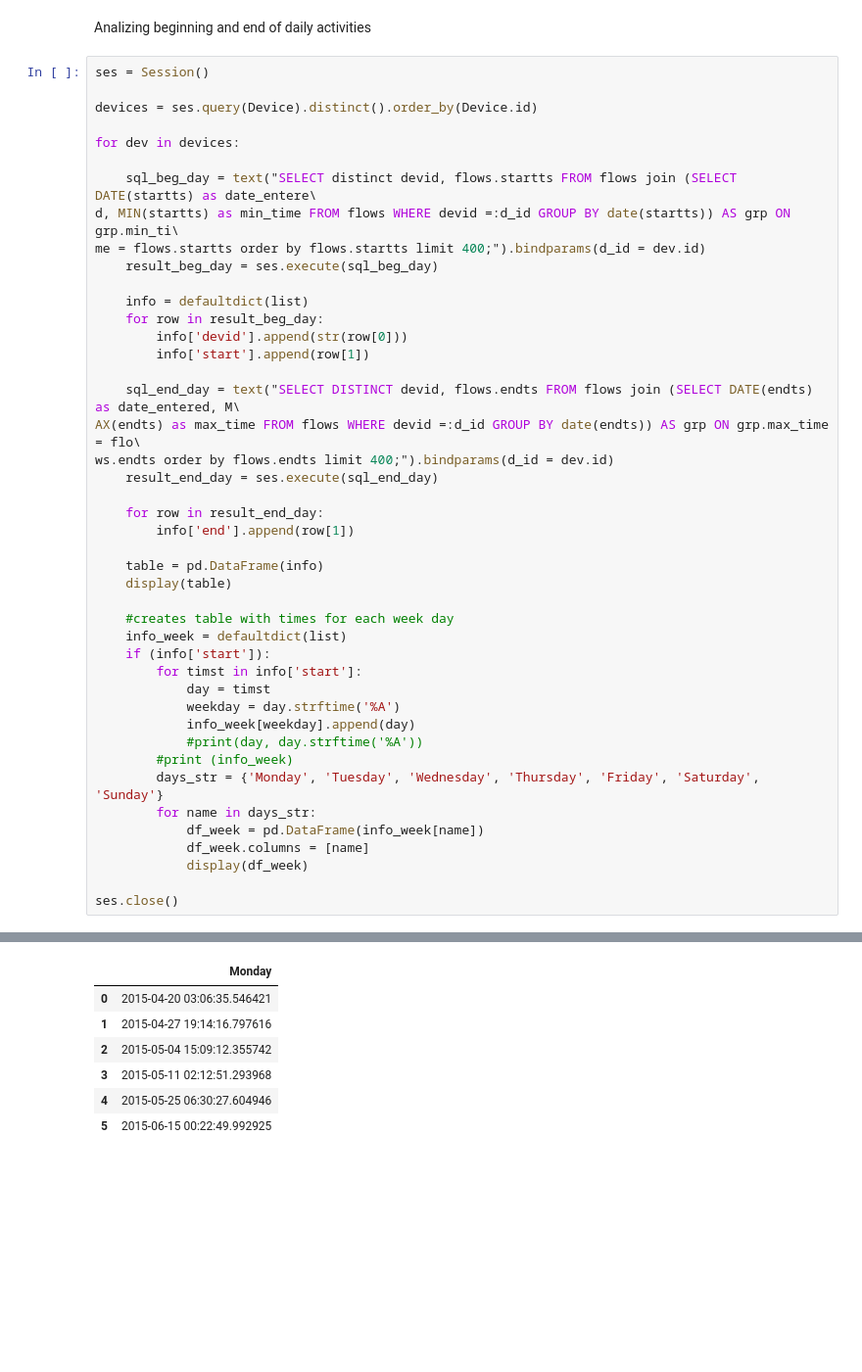
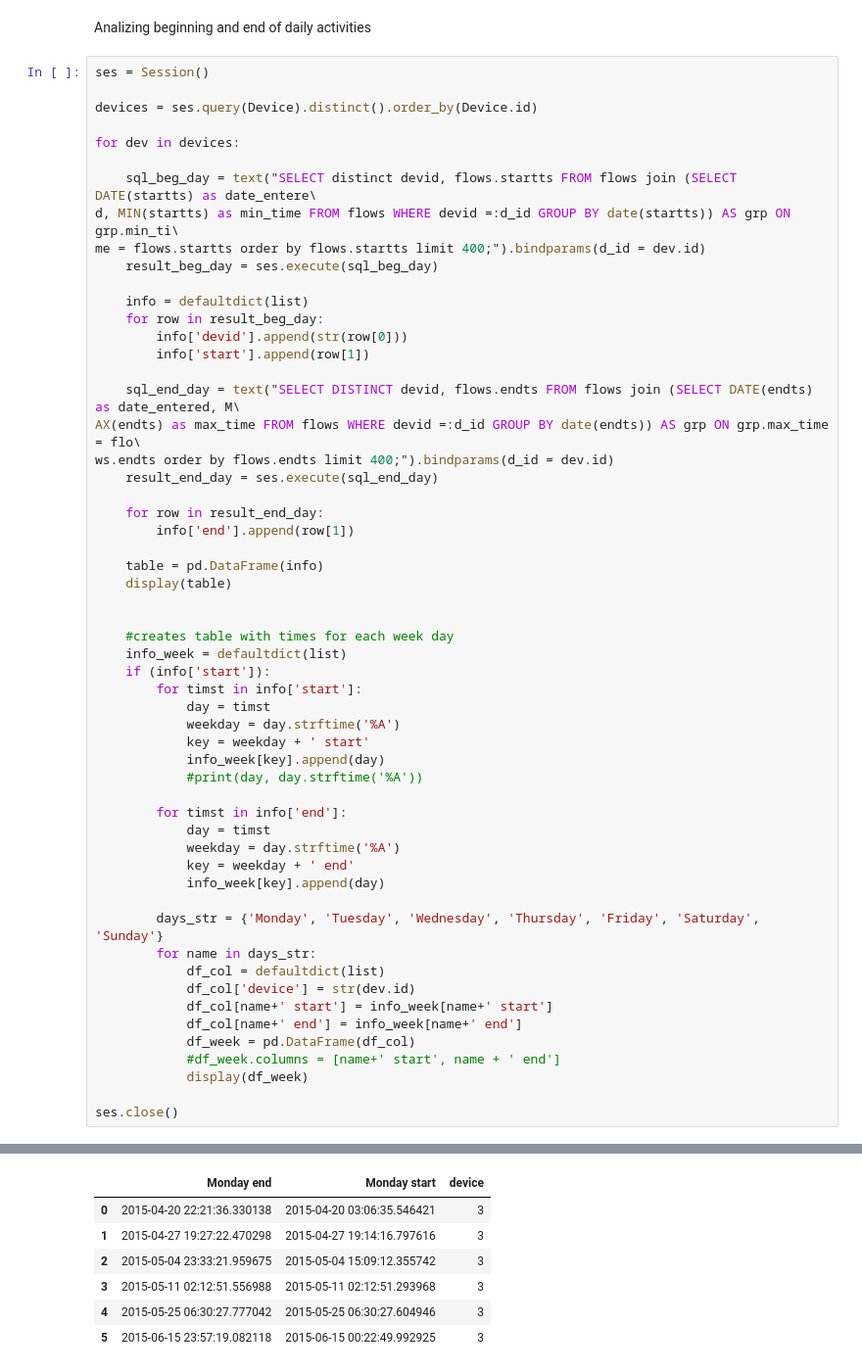
Before and after one commit to malelu92/ucnstudy_analysis, a Jupyter notebook: userStudy.ipynb, the cells around one changed output, grey strips where cells are left out. Shown at 98% size. Saved outputs shown, nothing was run; the diff lists cells and outputs as text; blank space fills up the shorter version.

```diff
--- a/userStudy.ipynb
+++ b/userStudy.ipynb
@@ -87,19 +87,31 @@ ws.endts order by flows.endts limit 400;").bindparams(d_id = dev.id)
     table = pd.DataFrame(info)
     display(table)
 
+
     #creates table with times for each week day
     info_week = defaultdict(list)
     if (info['start']):
         for timst in info['start']:
             day = timst
             weekday = day.strftime('%A')
-            info_week[weekday].append(day)
+            key = weekday + ' start'
+            info_week[key].append(day)
             #print(day, day.strftime('%A'))
-        #print (info_week)
-        days_str = {'Monday', 'Tuesday', 'Wednesday', 'Thursday', 'Friday', 'Saturday',	'Sunday'}
+
+        for timst in info['end']:
+            day = timst
+            weekday = day.strftime('%A')
+            key = weekday + ' end'
+            info_week[key].append(day)
+
+        days_str = {'Monday', 'Tuesday', 'Wednesday', 'Thursday', 'Friday', 'Saturday', 'Sunday'}
         for name in days_str:
-            df_week = pd.DataFrame(info_week[name])
-            df_week.columns = [name]
+            df_col = defaultdict(list)
+            df_col['device'] = str(dev.id)
+            df_col[name+' start'] = info_week[name+' start']
+            df_col[name+' end'] = info_week[name+' end']
+            df_week = pd.DataFrame(df_col)
+            #df_week.columns = [name+' start', name + ' end']
             display(df_week)
 
 ses.close()
@@ -155,25 +167,25 @@ ses.close()
 |  |
 |  | devid | end | start |
 | 0 | 3 | 2015-04-18 14:55:16.534610 | 2015-04-18 14:24:29.663117 |
 | 1 | 3 | 2015-04-19 14:46:22.325818 | 2015-04-19 02:37:08.263501 |
 | 2 | 3 | 2015-04-20 22:21:36.330138 | 2015-04-20 03:06:35.546421 |
 | 3 | 3 | 2015-04-24 19:32:47.087257 | 2015-04-24 19:32:46.849299 |
 | 4 | 3 | 2015-04-27 19:27:22.470298 | 2015-04-27 19:14:16.797616 |
 | 5 | 3 | 2015-04-28 17:35:57.809929 | 2015-04-28 17:35:57.778453 |
 | 6 | 3 | 2015-05-02 23:57:19.872874 | 2015-05-02 22:33:54.103909 |
 | 7 | 3 | 2015-05-03 23:43:24.536313 | 2015-05-03 00:08:44.129625 |
 | 8 | 3 | 2015-05-04 23:33:21.959675 | 2015-05-04 15:09:12.355742 |
 | 9 | 3 | 2015-05-05 04:01:13.132237 | 2015-05-05 04:01:12.956264 |
 | ... | ... | ... | ... |
 | 16 | 3 | 2015-06-02 11:13:40.833059 | 2015-06-02 10:50:21.465775 |
 | 17 | 3 | 2015-06-03 20:31:17.875779 | 2015-06-03 14:02:32.639924 |
 | 18 | 3 | 2015-06-04 00:26:12.293125 | 2015-06-04 00:26:12.262997 |
 | 19 | 3 | 2015-06-15 23:57:19.082118 | 2015-06-15 00:22:49.992925 |
 | 20 | 3 | 2015-06-16 00:06:50.161208 | 2015-06-16 00:03:45.983651 |
-|  | Monday |
-| 0 | 2015-04-20 03:06:35.546421 |
-| 1 | 2015-04-27 19:14:16.797616 |
-| 2 | 2015-05-04 15:09:12.355742 |
-| 3 | 2015-05-11 02:12:51.293968 |
-| 4 | 2015-05-25 06:30:27.604946 |
-| 5 | 2015-06-15 00:22:49.992925 |
+|  | Monday end | Monday start | device |
+| 0 | 2015-04-20 22:21:36.330138 | 2015-04-20 03:06:35.546421 | 3 |
+| 1 | 2015-04-27 19:27:22.470298 | 2015-04-27 19:14:16.797616 | 3 |
+| 2 | 2015-05-04 23:33:21.959675 | 2015-05-04 15:09:12.355742 | 3 |
+| 3 | 2015-05-11 02:12:51.556988 | 2015-05-11 02:12:51.293968 | 3 |
+| 4 | 2015-05-25 06:30:27.777042 | 2015-05-25 06:30:27.604946 | 3 |
+| 5 | 2015-06-15 23:57:19.082118 | 2015-06-15 00:22:49.992925 | 3 |
```
Also changed, not shown: parts of 1 cell of this notebook, 2 other files.
